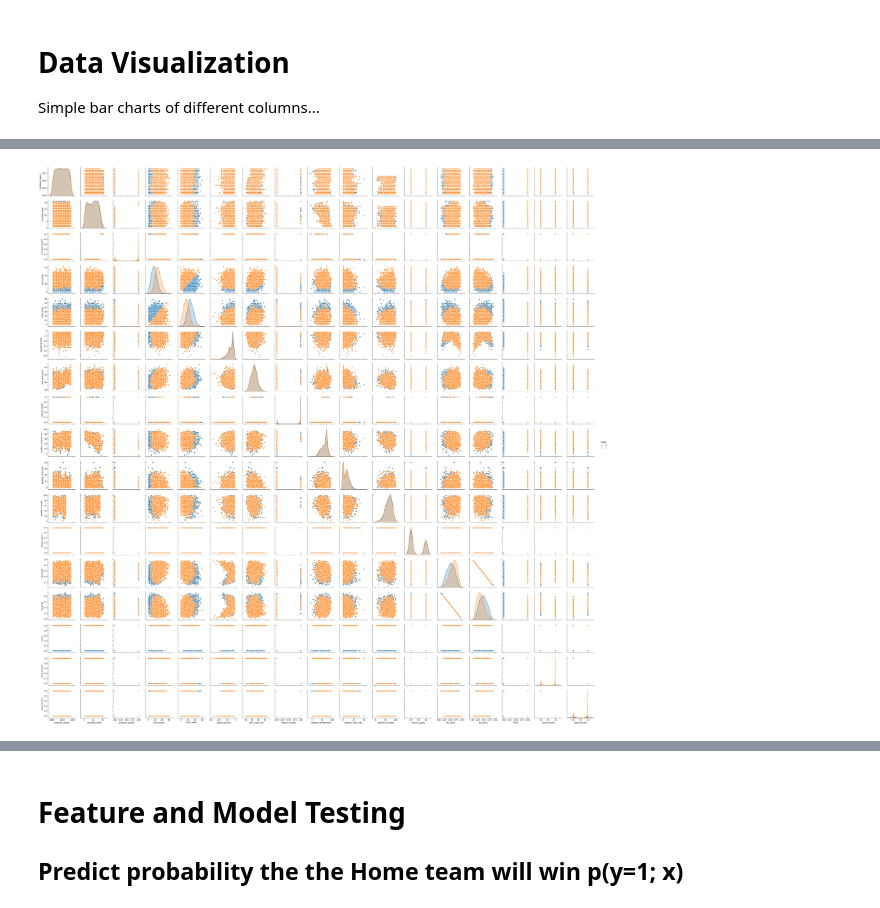
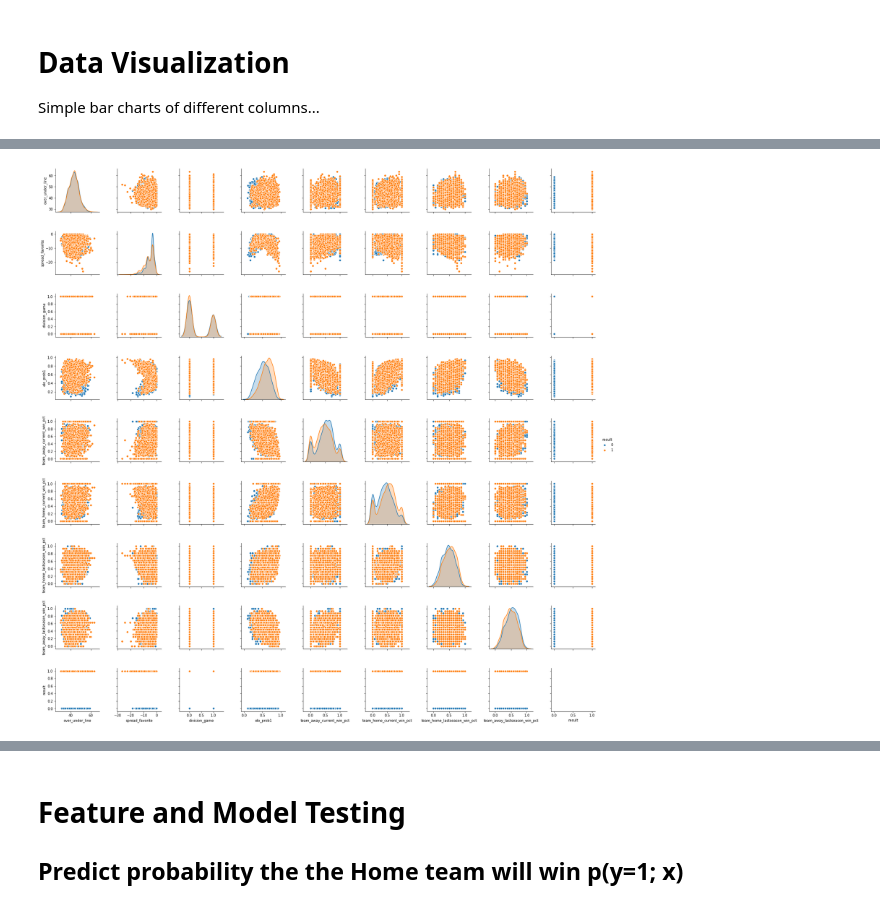
Before and after one commit to ukritw/nflprediction, a Jupyter notebook: DataPreprocessing.ipynb, the cells around one changed output, grey strips where cells are left out. Drawn from its saved outputs; the diff is of its cells as text; code cells hidden in the pictures.

```diff
--- a/DataPreprocessing.ipynb
+++ b/DataPreprocessing.ipynb
@@ -281,6 +243,38 @@ array(['schedule_date', 'schedule_season', 'schedule_week',
        'team_home_division', 'team_away_division', 'division_game',
        'date_x', 'team1_x', 'team2_x', 'elo_prob1_x', 'elo_prob2_x',
        'date_y', 'team1_y', 'team2_y', 'elo_prob1_y', 'elo_prob2_y'], dtype=object)
+# %%
+# separating merged columns into x and y cols
+x_cols = ['date_x', 'team1_x', 'team2_x', 'elo_prob1_x', 'elo_prob2_x']
+y_cols = ['date_y', 'team1_y', 'team2_y', 'elo_prob1_y','elo_prob2_y']
+
+# filling null values for games_elo merged cols
+for x, y in zip(x_cols, y_cols):
+    df[x] = df[x].fillna(df[y])
+
+# removing y_cols from dataframe
+# df = df[['schedule_date', 'schedule_season', 'schedule_week',
+#        'schedule_playoff', 'team_home', 'score_home', 'score_away',
+#        'team_away', 'team_favorite_id', 'spread_favorite',
+#        'over_under_line', 'stadium', 'stadium_neutral',
+#        'weather_temperature', 'weather_wind_mph', 'weather_humidity',
+#        'weather_detail', 'team_home_division', 'team_away_division',
+#        'division_game', 'date_x', 'team1_x', 'team2_x', 'elo_prob1_x',
+#        'elo_prob2_x', 'team_away_current_win_pct', 'team_home_current_win_pct',
+#        'team_home_lastseason_win_pct', 'team_away_lastseason_win_pct']]
+df = df[['schedule_date', 'schedule_season', 'schedule_week',
+       'schedule_playoff', 'team_home', 'score_home', 'score_away',
+       'team_away', 'team_favorite_id', 'spread_favorite',
+       'over_under_line', 'stadium', 'stadium_neutral',
+       'weather_temperature', 'weather_wind_mph', 'weather_humidity',
+       'weather_detail', 'home_favorite', 'away_favorite', 'over',
+       'team_away_current_win_pct', 'team_home_current_win_pct',
+       'team_home_lastseason_win_pct', 'team_away_lastseason_win_pct',
+       'team_home_division', 'team_away_division', 'division_game',
+        'elo_prob1_x', 'elo_prob2_x']]
+
+# remove _x ending from column names
+df.columns = df.columns.str.replace('_x', '')
 # %%
 # Check for rows/cols with null value
 null_columns=df.columns[df.isnull().any()]
@@ -338,8 +317,8 @@ max         0.964578
 Name: elo_prob1, dtype: float64
 # %%
 # Drop column where there are eno Elo information
-new_df = new_df.dropna(subset=['elo_prob1', 'elo_prob2'])
+df = df.dropna(subset=['elo_prob1', 'elo_prob2'])
 # %%
 # creating result column df.loc[(df.score_home > df.score_away), 'result'
-new_df['result'] = (new_df.score_home > new_df.score_away).astype(int)
+df['result'] = (df.score_home > df.score_away).astype(int)
 # %%
@@ -414,4 +417,2 @@ team_away_lastseason_win_pct       0
 result                             0
 dtype: int64
-# %%
-df = new_df
@@ -490,7 +505,8 @@ import seaborn as sns
 # %%
-sns.pairplot(df, hue='result', height=2.5);
+sns.pairplot(df[[ 'over_under_line', 'spread_favorite', 'division_game', 'elo_prob1',
+                 'team_away_current_win_pct', 'team_home_current_win_pct', 'team_home_lastseason_win_pct', 'team_away_lastseason_win_pct', 'result']], hue='result', height=2.5);
 # %% [output]
-[figure, old version]
+[figure, new version]
 # %%
 ax2 = sns.heatmap(df.corr(),vmin=-1,vmax=1,cmap=sns.diverging_palette(h_neg=220,h_pos=10,n=21))
 # %% [output]
```
Also changed, not shown: parts of 57 cells of this notebook.
